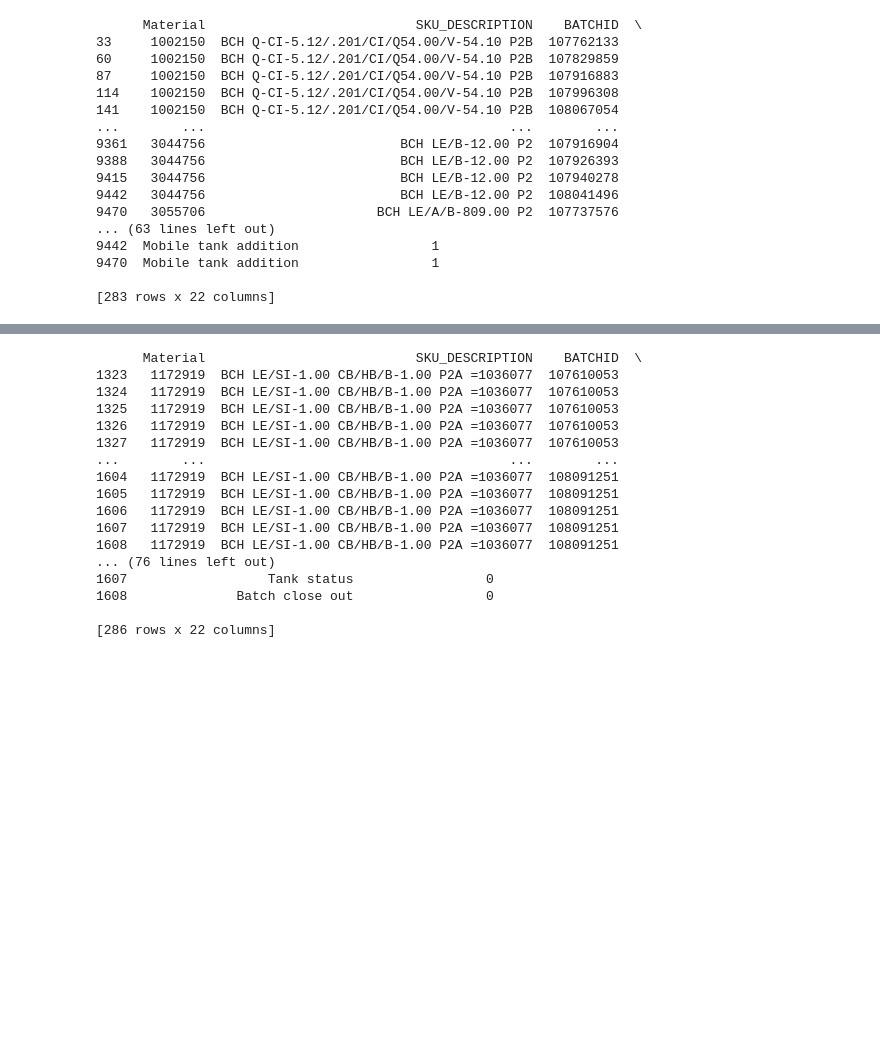
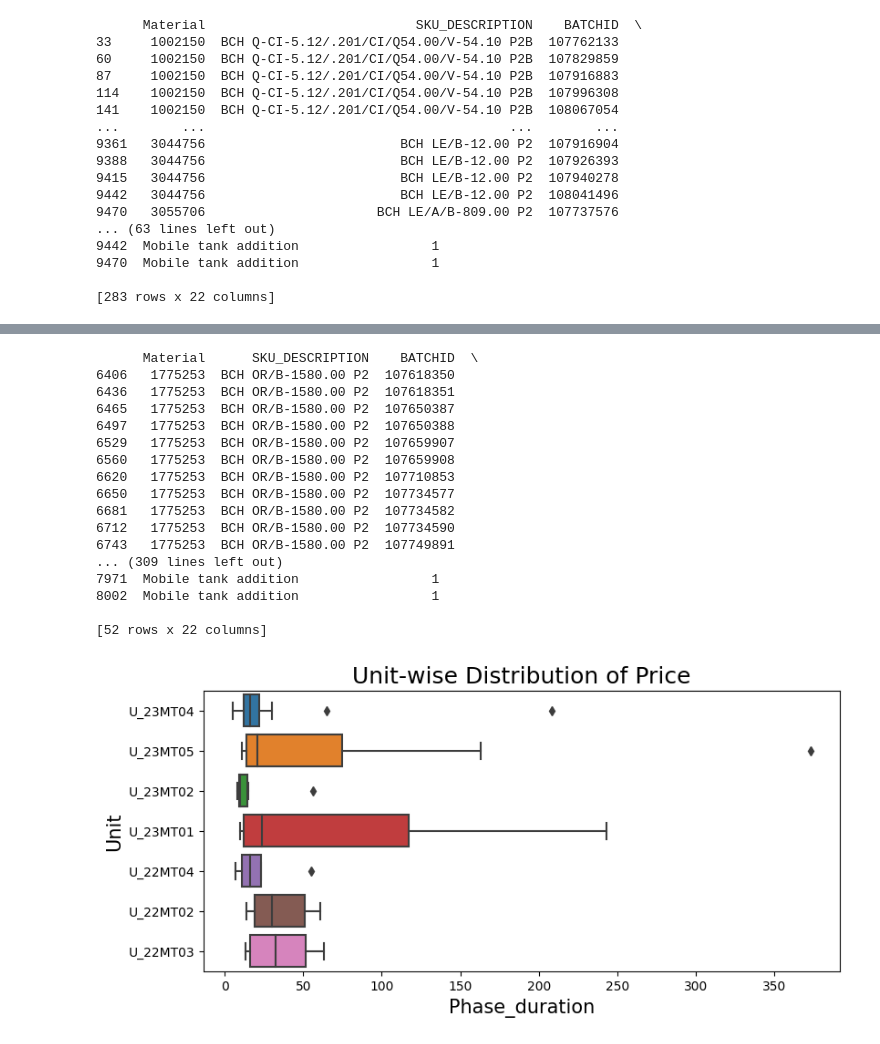
Before and after one commit to MichelleMoran431/Capstone---CCT, a Jupyter notebook: EDA_PART_1.ipynb, the cells around one changed output, grey strips where cells are left out. Saved outputs shown, nothing was run; the diff lists cells and outputs as text; code cells hidden in the pictures; blank space fills up the shorter version.

```diff
--- a/EDA_PART_1.ipynb
+++ b/EDA_PART_1.ipynb
@@ -193,21 +202,30 @@ Name: Material, dtype: int64
 # %%
-df_filtered1 = df_filtered[(df_filtered['Material'] == 1172919)]
+df_filtered1 = df_filtered3[(df_filtered3['Material'] == 1775253)]
 print(df_filtered1)
 # %% [output]
-      Material                           SKU_DESCRIPTION    BATCHID  \
-1323   1172919  BCH LE/SI-1.00 CB/HB/B-1.00 P2A =1036077  107610053
-1324   1172919  BCH LE/SI-1.00 CB/HB/B-1.00 P2A =1036077  107610053
-1325   1172919  BCH LE/SI-1.00 CB/HB/B-1.00 P2A =1036077  107610053
-1326   1172919  BCH LE/SI-1.00 CB/HB/B-1.00 P2A =1036077  107610053
-1327   1172919  BCH LE/SI-1.00 CB/HB/B-1.00 P2A =1036077  107610053
-...        ...                                       ...        ...
-1604   1172919  BCH LE/SI-1.00 CB/HB/B-1.00 P2A =1036077  108091251
-1605   1172919  BCH LE/SI-1.00 CB/HB/B-1.00 P2A =1036077  108091251
-1606   1172919  BCH LE/SI-1.00 CB/HB/B-1.00 P2A =1036077  108091251
-1607   1172919  BCH LE/SI-1.00 CB/HB/B-1.00 P2A =1036077  108091251
-1608   1172919  BCH LE/SI-1.00 CB/HB/B-1.00 P2A =1036077  108091251
-... (76 lines left out)
-1607                  Tank status                 0
-1608              Batch close out                 0
+      Material      SKU_DESCRIPTION    BATCHID  \
+6406   1775253  BCH OR/B-1580.00 P2  107618350
+6436   1775253  BCH OR/B-1580.00 P2  107618351
+6465   1775253  BCH OR/B-1580.00 P2  107650387
+6497   1775253  BCH OR/B-1580.00 P2  107650388
+6529   1775253  BCH OR/B-1580.00 P2  107659907
+6560   1775253  BCH OR/B-1580.00 P2  107659908
+6620   1775253  BCH OR/B-1580.00 P2  107710853
+6650   1775253  BCH OR/B-1580.00 P2  107734577
+6681   1775253  BCH OR/B-1580.00 P2  107734582
+6712   1775253  BCH OR/B-1580.00 P2  107734590
+6743   1775253  BCH OR/B-1580.00 P2  107749891
+... (309 lines left out)
+7971  Mobile tank addition                 1
+8002  Mobile tank addition                 1
 
-[286 rows x 22 columns]
+[52 rows x 22 columns]
+# %%
+plt.figure(figsize = (9,4))
+sns.boxplot(data =df_filtered1,x = 'Phase_duration',y ="Unit")
+plt.title("Unit-wise Distribution of Price", fontsize = 18)
+plt.ylabel("Unit", fontsize = 15)
+plt.xlabel("Phase_duration",fontsize = 15)
+plt.show()
+# %% [output]
+[figure, added]
```
Also changed, not shown: parts of 11 cells of this notebook.
